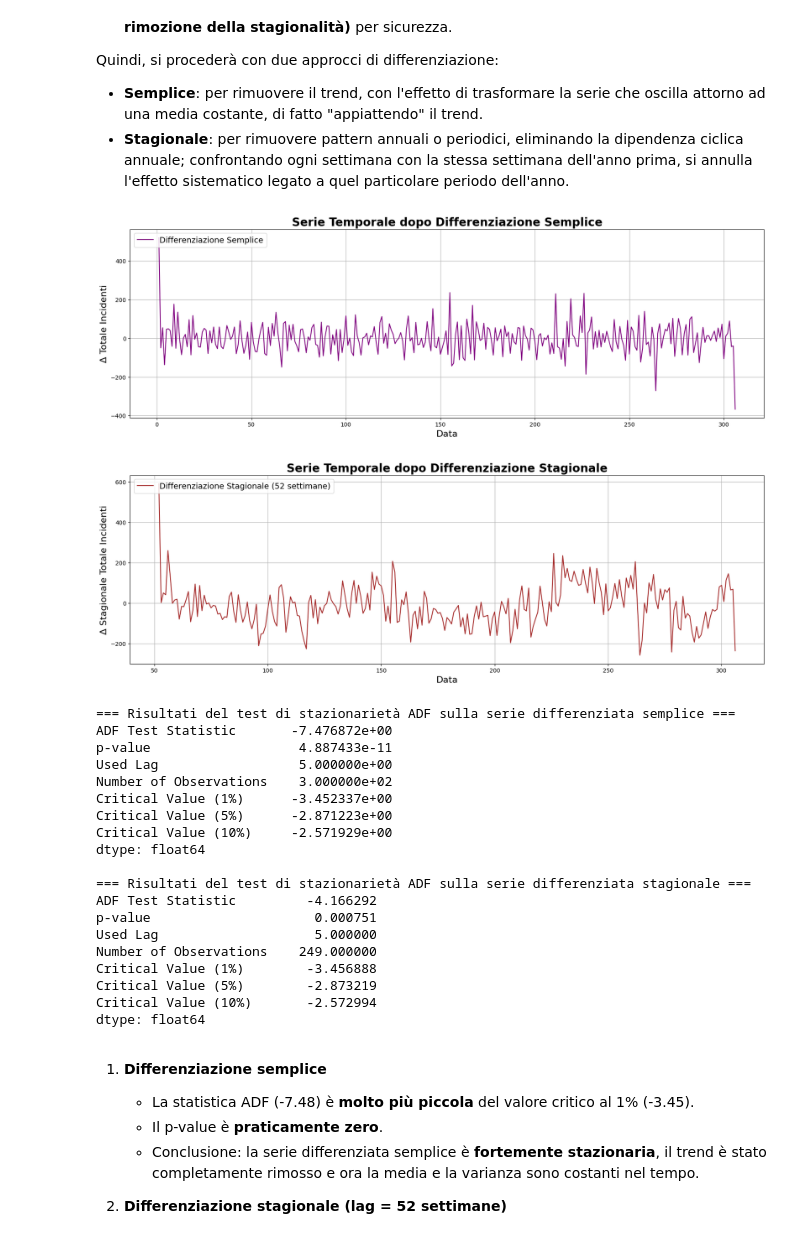
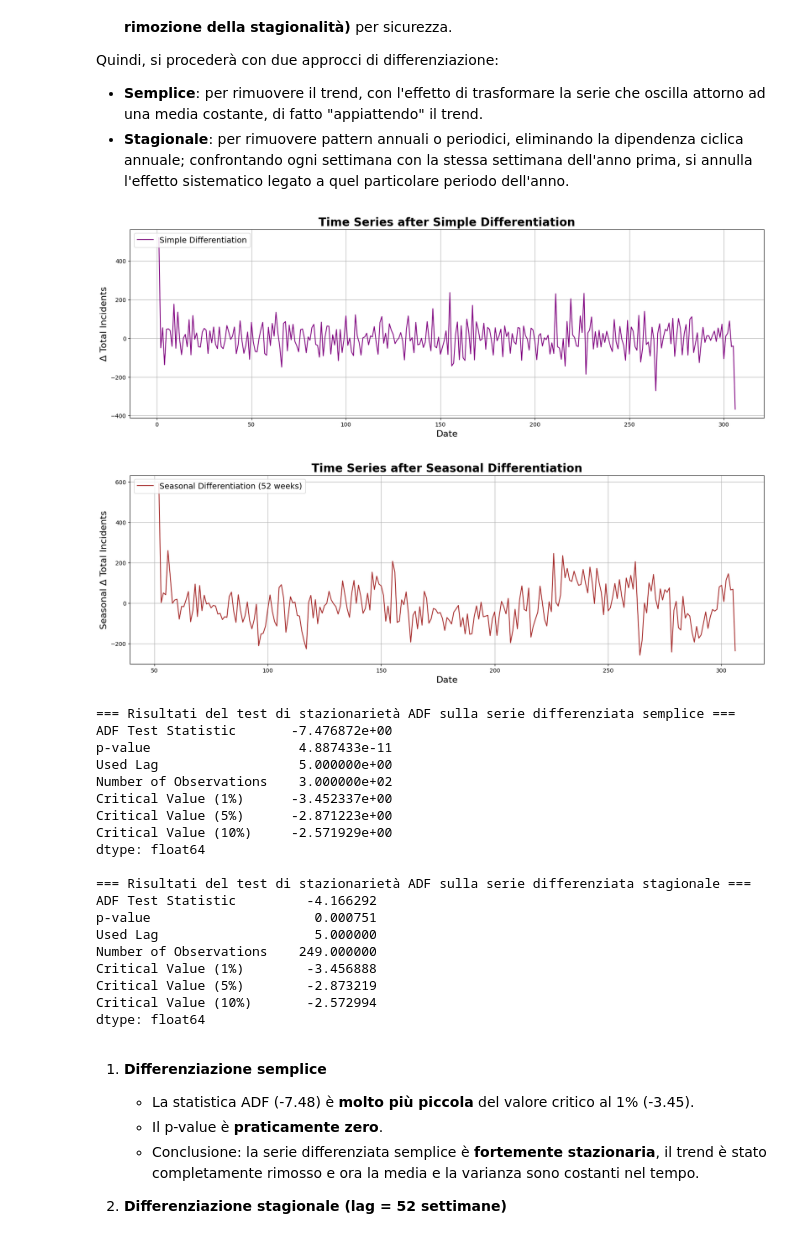
Before and after one commit to MattSona99/DataScience, a Jupyter notebook: Classification_Clustering_TimeSeries/timeseries.ipynb, the cells around one changed output. Cells and saved outputs as stored; diff of their text form; code cells hidden in the pictures.

```diff
--- a/Classification_Clustering_TimeSeries/timeseries.ipynb
+++ b/Classification_Clustering_TimeSeries/timeseries.ipynb
@@ -365,49 +363,49 @@ crime_seasonal_diff = crime_time_series['Total Incidents'].diff(52).dropna()
 
 # Grafico della differenziazione semplice
 plt.figure(figsize=(20, 6))
-plt.plot(crime_diff, label='Differenziazione Semplice', color='purple', linewidth=1.5)
-plt.title('Serie Temporale dopo Differenziazione Semplice', fontsize=20, fontweight='bold')
-plt.xlabel('Data', fontsize=16)
-plt.ylabel('Δ Totale Incidenti', fontsize=16)
+plt.plot(crime_diff, label='Simple Differentiation', color='purple', linewidth=1.5)
+plt.title('Time Series after Simple Differentiation', fontsize=20, fontweight='bold')
+plt.xlabel('Date', fontsize=16)
+plt.ylabel('Δ Total Incidents', fontsize=16)
 plt.legend(fontsize=14, loc='upper left')
 plt.grid(True)
 plt.show()
 
 # Grafico della differenziazione stagionale
 plt.figure(figsize=(20, 6))
-plt.plot(crime_seasonal_diff, label='Differenziazione Stagionale (52 settimane)', color='brown', linewidth=1.5)
-plt.title('Serie Temporale dopo Differenziazione Stagionale', fontsize=20, fontweight='bold')
-plt.xlabel('Data', fontsize=16)
-plt.ylabel('Δ Stagionale Totale Incidenti', fontsize=16)
+plt.plot(crime_seasonal_diff, label='Seasonal Differentiation (52 weeks)', color='brown', linewidth=1.5)
+plt.title('Time Series after Seasonal Differentiation', fontsize=20, fontweight='bold')
+plt.xlabel('Date', fontsize=16)
+plt.ylabel('Seasonal Δ Total Incidents', fontsize=16)
 plt.legend(fontsize=14, loc='upper left')
 plt.grid(True)
 plt.show()
 
 # Test di stazionarietà ADF sulla serie differenziata
 adf_test_diff = adfuller(crime_diff)
 adf_test_seasonal_diff = adfuller(crime_seasonal_diff)
 adf_results_diff = pd.Series({"ADF Test Statistic": adf_test_diff[0],
                          "p-value": adf_test_diff[1],
                          "Used Lag": adf_test_diff[2],
                          "Number of Observations": adf_test_diff[3],
                          "Critical Value (1%)": adf_test_diff[4]['1%'],
                          "Critical Value (5%)": adf_test_diff[4]['5%'],
                          "Critical Value (10%)": adf_test_diff[4]['10%']})
 
 adf_results_seasonal_diff = pd.Series({"ADF Test Statistic": adf_test_seasonal_diff[0],
                          "p-value": adf_test_seasonal_diff[1],
                          "Used Lag": adf_test_seasonal_diff[2],
                          "Number of Observations": adf_test_seasonal_diff[3],
                          "Critical Value (1%)": adf_test_seasonal_diff[4]['1%'],
                          "Critical Value (5%)": adf_test_seasonal_diff[4]['5%'],
                          "Critical Value (10%)": adf_test_seasonal_diff[4]['10%']})
 print("\n=== Risultati del test di stazionarietà ADF sulla serie differenziata semplice ===")
 print(adf_results_diff)
 print("\n=== Risultati del test di stazionarietà ADF sulla serie differenziata stagionale ===")
 print(adf_results_seasonal_diff)
 # %% [output]
-[figure, old version]
+[figure, new version]
-[figure, old version]
+[figure, new version]
 === Risultati del test di stazionarietà ADF sulla serie differenziata semplice ===
 ADF Test Statistic       -7.476872e+00
 p-value                   4.887433e-11
```
Also changed, not shown: parts of 15 cells of this notebook.
